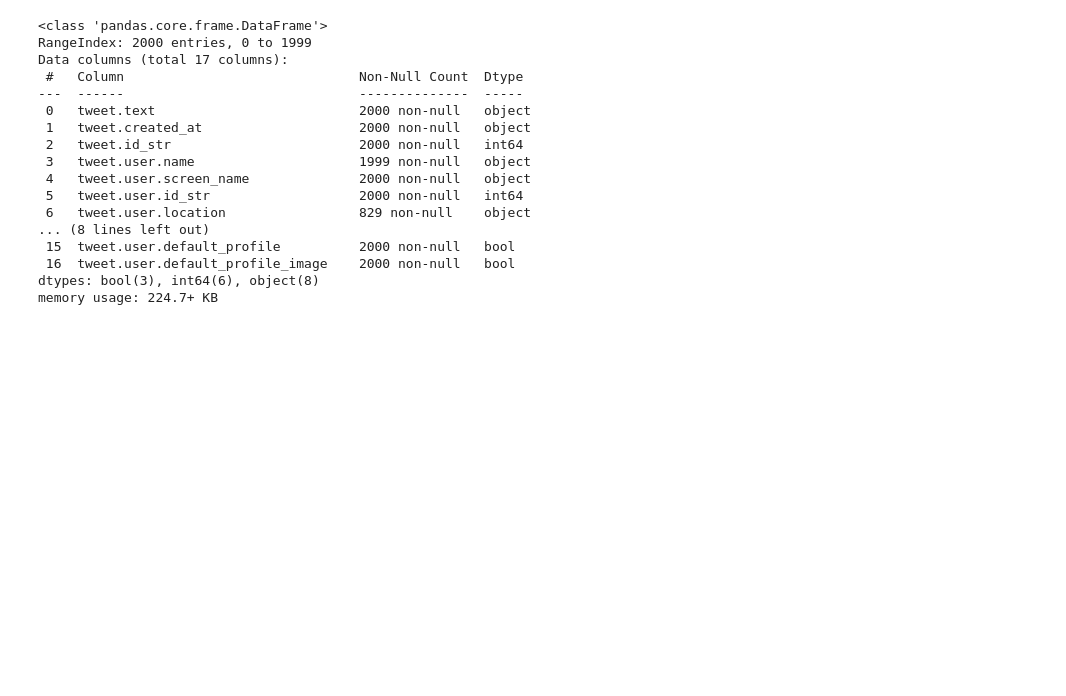
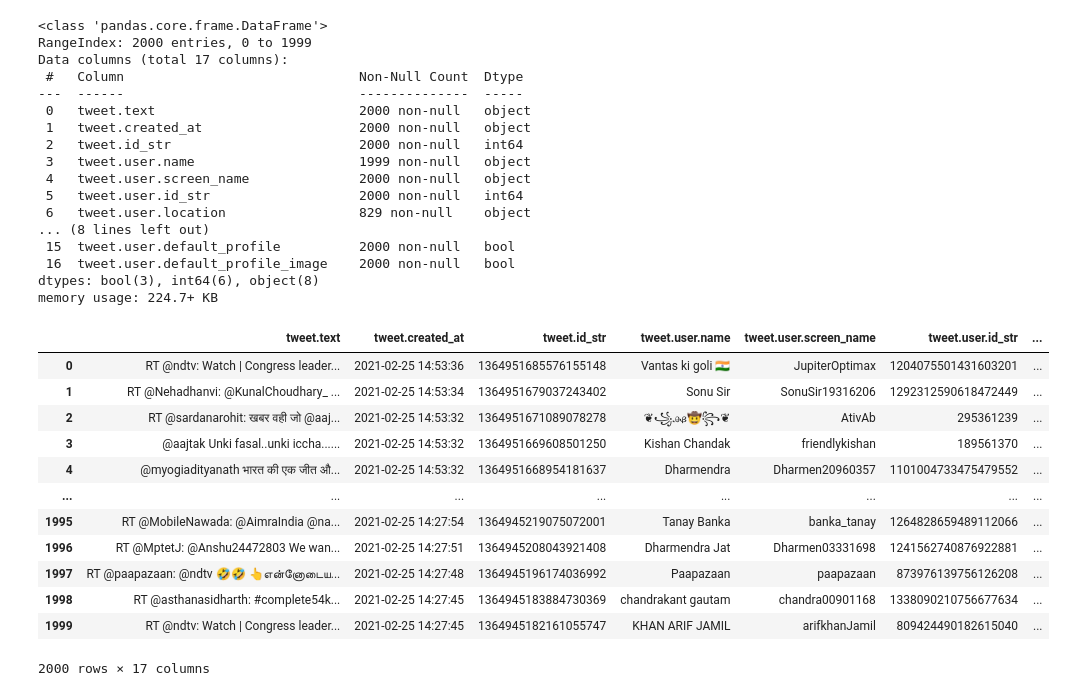
Before and after one commit to satishkannan1995/Twitter-SentimentAnalysis, a Jupyter notebook: Twitter Sentiment Analysis.ipynb, the cells around one changed output. Cells and saved outputs as stored; diff of their text form; code cells hidden in the pictures; blank space fills up the shorter version.

```diff
--- a/Twitter Sentiment Analysis.ipynb
+++ b/Twitter Sentiment Analysis.ipynb
@@ -345,3 +299,25 @@ Data columns (total 17 columns):
  16  tweet.user.default_profile_image    2000 non-null   bool
 dtypes: bool(3), int64(6), object(8)
 memory usage: 224.7+ KB
+# %%
+import datetime
+#df["tweet.created_at"] = [ datetime.datetime.strptime(date, '%Y-%m-%d %H:%M:%S') for date in df["tweet.created_at"] ]
+date_zero = "2020-12-01 00:00:00"
+date_time_obj_zero = datetime.datetime.strptime(date_zero, '%Y-%m-%d %H:%M:%S')
+df2 = df[df["tweet.created_at"] >= date_time_obj_zero]
+# %%
+df2
+# %% [output]
+|  | tweet.text | tweet.created_at | tweet.id_str | tweet.user.name | tweet.user.screen_name | tweet.user.id_str | ... |
+| 0 | RT @ndtv: Watch | Congress leader... | 2021-02-25 14:53:36 | 1364951685576155148 | Vantas ki goli 🇮🇳 | JupiterOptimax | 1204075501431603201 | ... |
+| 1 | RT @Nehadhanvi: @KunalChoudhary_ ... | 2021-02-25 14:53:34 | 1364951679037243402 | Sonu Sir | SonuSir19316206 | 1292312590618472449 | ... |
+| 2 | RT @sardanarohit: खबर वही जो @aaj... | 2021-02-25 14:53:32 | 1364951671089078278 | ❦꧁ꭿᏸ🤠꧂❦ | AtivAb | 295361239 | ... |
+| 3 | @aajtak Unki fasal..unki iccha...... | 2021-02-25 14:53:32 | 1364951669608501250 | Kishan Chandak | friendlykishan | 189561370 | ... |
+| 4 | @myogiadityanath भारत की एक जीत औ... | 2021-02-25 14:53:32 | 1364951668954181637 | Dharmendra | Dharmen20960357 | 1101004733475479552 | ... |
+| ... | ... | ... | ... | ... | ... | ... | ... |
+| 1995 | RT @MobileNawada: @AimraIndia @na... | 2021-02-25 14:27:54 | 1364945219075072001 | Tanay Banka | banka_tanay | 1264828659489112066 | ... |
+| 1996 | RT @MptetJ: @Anshu24472803 We wan... | 2021-02-25 14:27:51 | 1364945208043921408 | Dharmendra Jat | Dharmen03331698 | 1241562740876922881 | ... |
+| 1997 | RT @paapazaan: @ndtv 🤣🤣 👆என்னோடைய... | 2021-02-25 14:27:48 | 1364945196174036992 | Paapazaan | paapazaan | 873976139756126208 | ... |
+| 1998 | RT @asthanasidharth: #complete54k... | 2021-02-25 14:27:45 | 1364945183884730369 | chandrakant gautam | chandra00901168 | 1338090210756677634 | ... |
+| 1999 | RT @ndtv: Watch | Congress leader... | 2021-02-25 14:27:45 | 1364945182161055747 | KHAN ARIF JAMIL | arifkhanJamil | 809424490182615040 | ... |
+2000 rows × 17 columns
```
Also changed, not shown: parts of 30 cells of this notebook.
